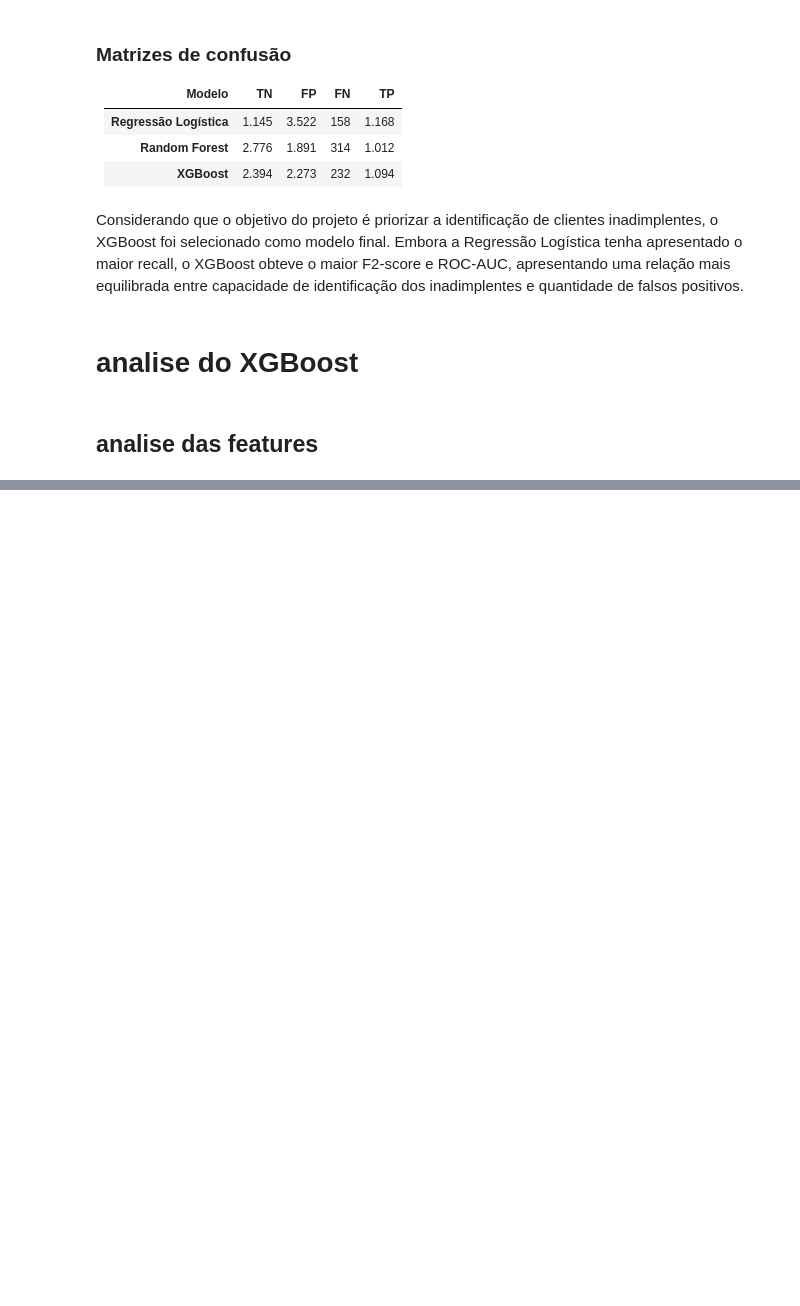
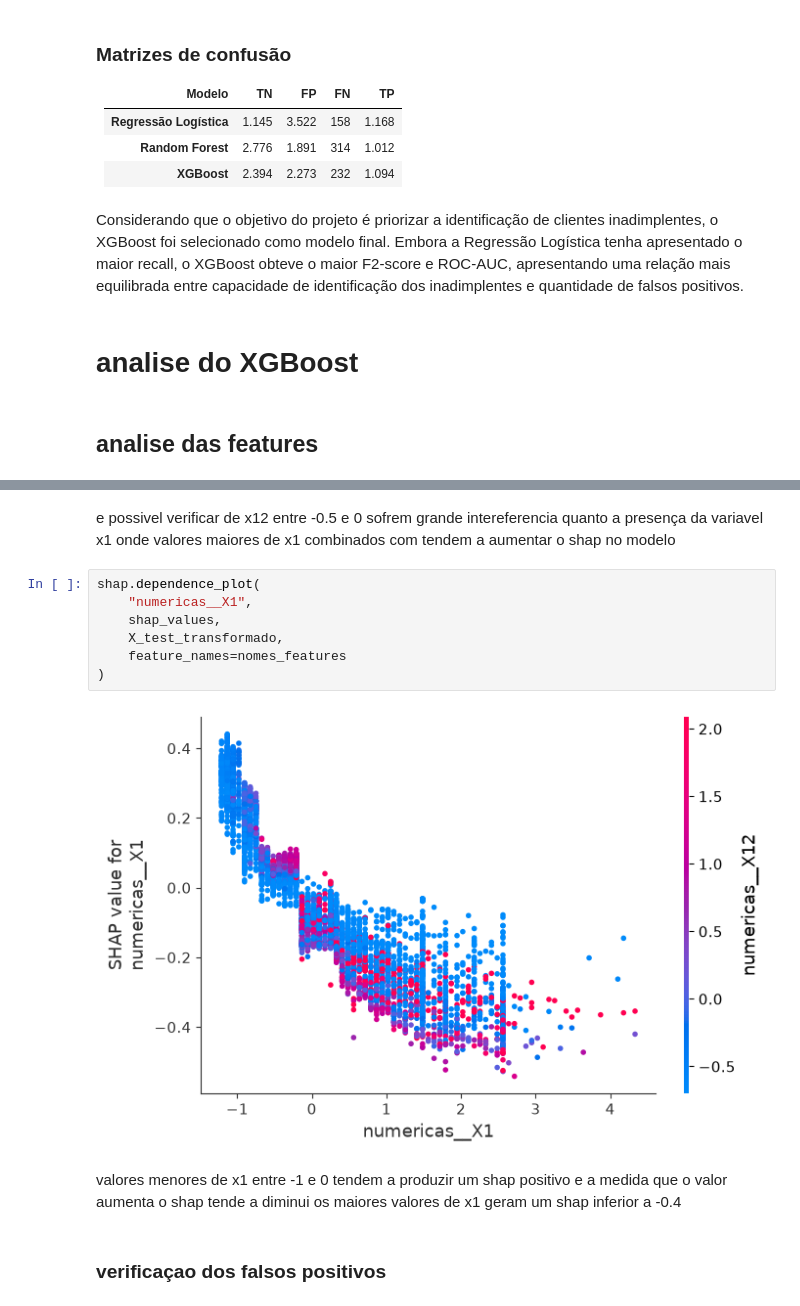
Before and after one commit to eduardo297/ML_Dataset_Inadimplencia, a Jupyter notebook: notebooks/pre_processamento.ipynb, the cells around one changed output, grey strips where cells are left out. Saved outputs shown, nothing was run; the diff lists cells and outputs as text; blank space fills up the shorter version.

```diff
--- a/notebooks/pre_processamento.ipynb
+++ b/notebooks/pre_processamento.ipynb
@@ -898,0 +950,15 @@ shap.force_plot(
+# %% [markdown]
+e possivel verificar de x12 entre -0.5 e 0 sofrem grande intereferencia quanto a presença da variavel x1  onde valores maiores de x1 combinados com tendem a aumentar o shap no modelo
+# %%
+shap.dependence_plot(
+    "numericas__X1",
+    shap_values,
+    X_test_transformado,
+    feature_names=nomes_features
+)
+# %% [output]
+[figure, added]
+# %% [markdown]
+valores menores de x1 entre -1 e 0 tendem a produzir um shap positivo e a medida que o valor aumenta o shap tende a diminui os maiores valores de x1 geram um shap inferior a -0.4
+# %% [markdown]
+### verificaçao dos falsos positivos
```
Also changed, not shown: parts of 18 cells of this notebook.
